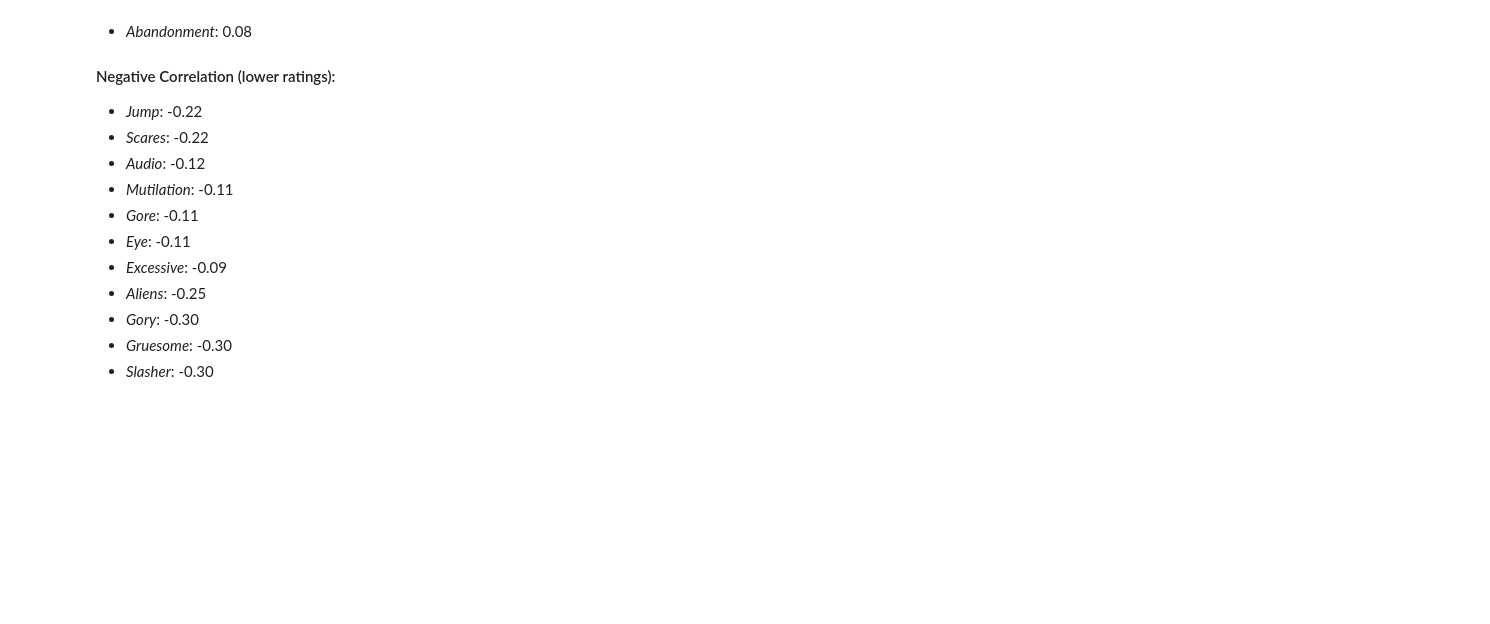
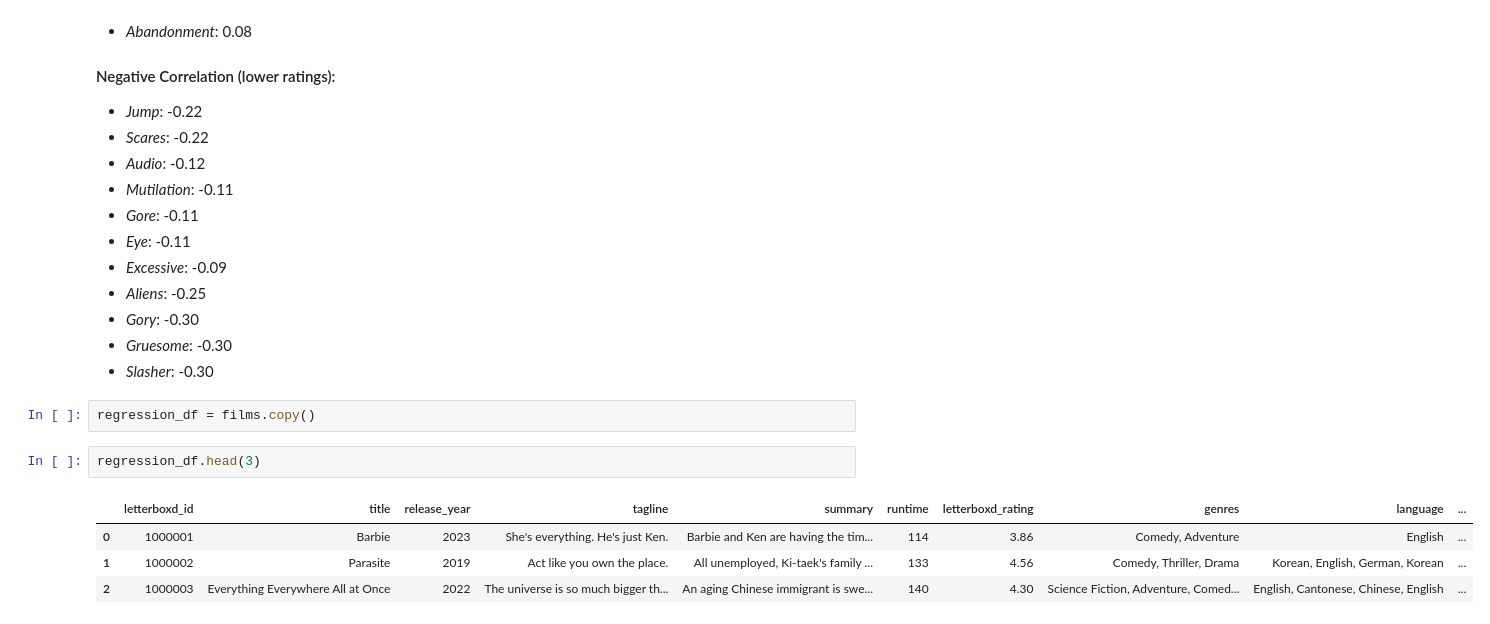
Before and after one commit to bruhu/film-sentiment-analysis, a Jupyter notebook: notebooks/letterboxd_npl.ipynb, the cells around one changed output. Cells and saved outputs as stored; diff of their text form; blank space fills up the shorter version.

```diff
--- a/notebooks/letterboxd_npl.ipynb
+++ b/notebooks/letterboxd_npl.ipynb
@@ -412,3 +417,12 @@ These are the top words that are correlated with ratings. Words with positive co
 - *Gory*: -0.30
 - *Gruesome*: -0.30
 - *Slasher*: -0.30
+# %%
+regression_df = films.copy()
+# %%
+regression_df.head(3)
+# %% [output]
+|  | letterboxd_id | title | release_year | tagline | summary | runtime | letterboxd_rating | genres | language | ... |
+| 0 | 1000001 | Barbie | 2023 | She's everything. He's just Ken. | Barbie and Ken are having the tim... | 114 | 3.86 | Comedy, Adventure | English | ... |
+| 1 | 1000002 | Parasite | 2019 | Act like you own the place. | All unemployed, Ki-taek's family ... | 133 | 4.56 | Comedy, Thriller, Drama | Korean, English, German, Korean | ... |
+| 2 | 1000003 | Everything Everywhere All at Once | 2022 | The universe is so much bigger th... | An aging Chinese immigrant is swe... | 140 | 4.30 | Science Fiction, Adventure, Comed... | English, Cantonese, Chinese, English | ... |
```
Also changed, not shown: parts of 8 cells of this notebook, 1 other file.
